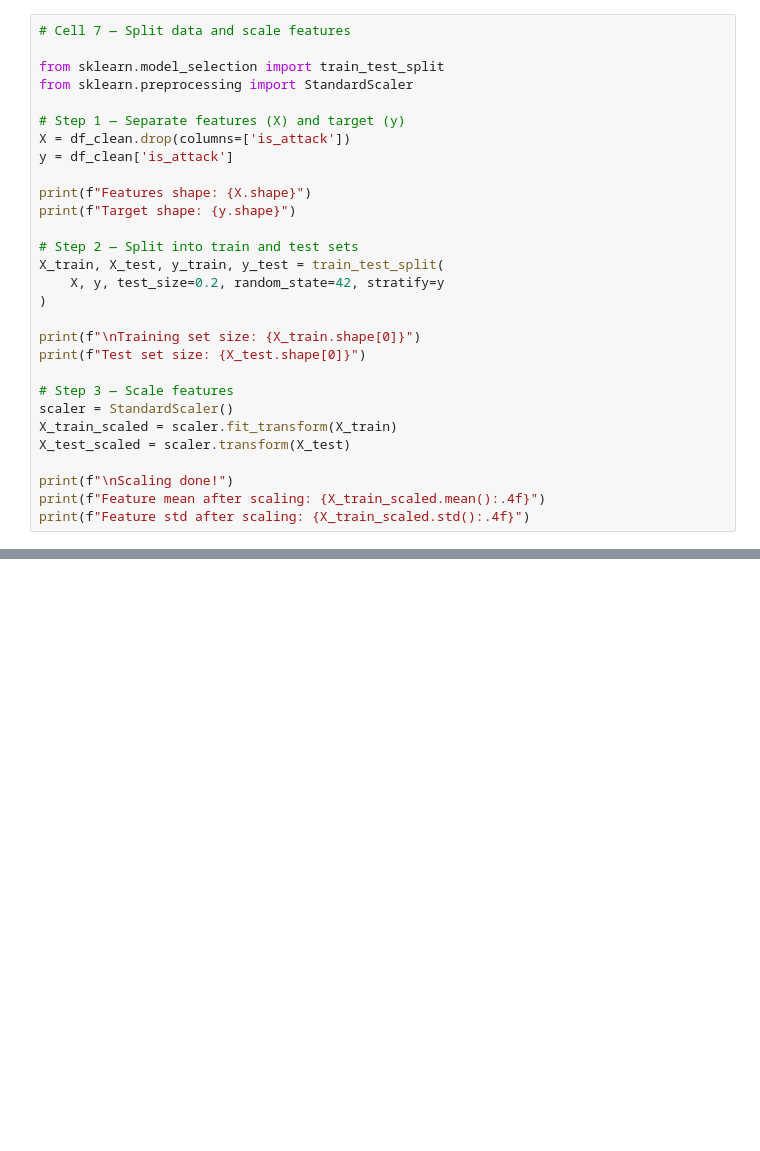
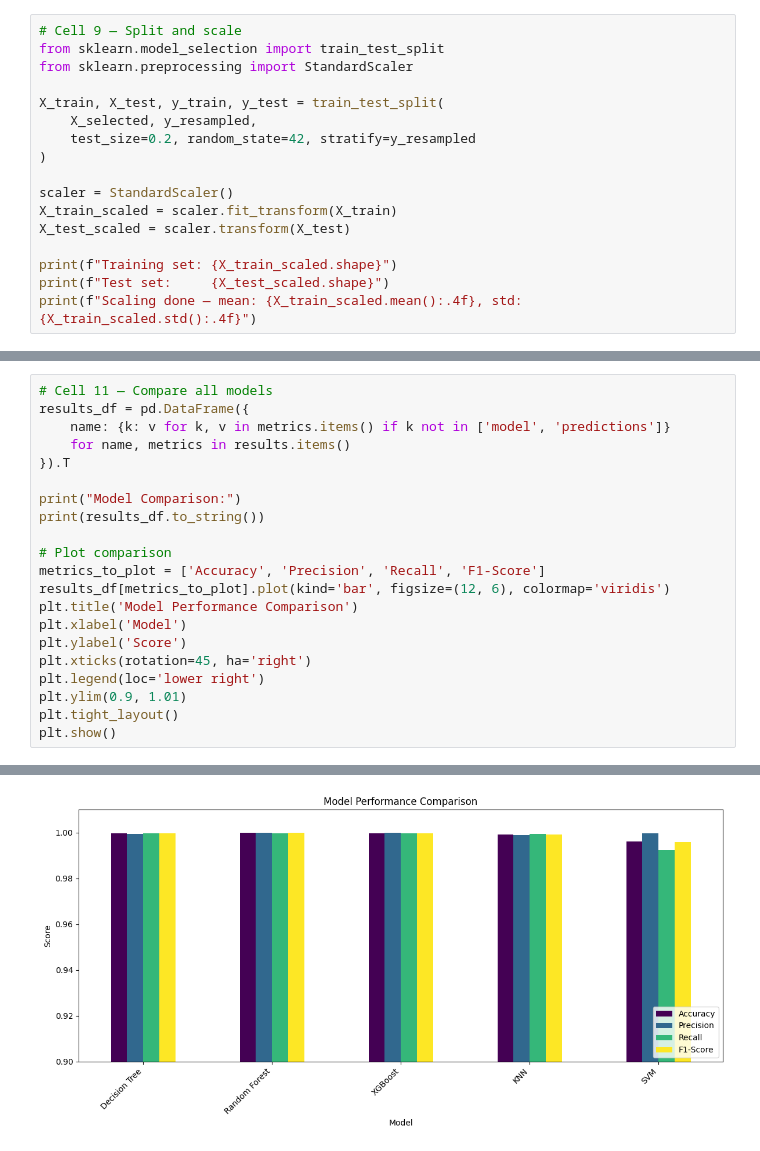
Before and after one commit to SANC18/ml-intrusion-detection, a Jupyter notebook: notebooks/01_data_exploration.ipynb, the cells around one changed output, grey strips where cells are left out. Cells and saved outputs as stored; diff of their text form; blank space fills up the shorter version.

Commit message:
feat: add data exploration and model analysis notebook with SHAP feature importance

```diff
--- a/notebooks/01_data_exploration.ipynb
+++ b/notebooks/01_data_exploration.ipynb
@@ -166,30 +213,18 @@ See https://pandas.pydata.org/docs/user_guide/migration-3-strings.html#string-mi
 # %%
-# Cell 7 — Split data and scale features
-
+# Cell 9 — Split and scale
 from sklearn.model_selection import train_test_split
 from sklearn.preprocessing import StandardScaler
 
-# Step 1 — Separate features (X) and target (y)
-X = df_clean.drop(columns=['is_attack'])
-y = df_clean['is_attack']
-
-print(f"Features shape: {X.shape}")
-print(f"Target shape: {y.shape}")
-
-# Step 2 — Split into train and test sets
 X_train, X_test, y_train, y_test = train_test_split(
-    X, y, test_size=0.2, random_state=42, stratify=y
+    X_selected, y_resampled,
+    test_size=0.2, random_state=42, stratify=y_resampled
 )
 
-print(f"\nTraining set size: {X_train.shape[0]}")
-print(f"Test set size: {X_test.shape[0]}")
-
-# Step 3 — Scale features
 scaler = StandardScaler()
 X_train_scaled = scaler.fit_transform(X_train)
 X_test_scaled = scaler.transform(X_test)
 
-print(f"\nScaling done!")
-print(f"Feature mean after scaling: {X_train_scaled.mean():.4f}")
-print(f"Feature std after scaling: {X_train_scaled.std():.4f}")
+print(f"Training set: {X_train_scaled.shape}")
+print(f"Test set:     {X_test_scaled.shape}")
+print(f"Scaling done — mean: {X_train_scaled.mean():.4f}, std: {X_train_scaled.std():.4f}")
 # %% [output]
@@ -321,0 +297,22 @@ dst_host_same_src_port_rate    0.005971
+# %%
+# Cell 11 — Compare all models
+results_df = pd.DataFrame({
+    name: {k: v for k, v in metrics.items() if k not in ['model', 'predictions']}
+    for name, metrics in results.items()
+}).T
+
+print("Model Comparison:")
+print(results_df.to_string())
+
+# Plot comparison
+metrics_to_plot = ['Accuracy', 'Precision', 'Recall', 'F1-Score']
+results_df[metrics_to_plot].plot(kind='bar', figsize=(12, 6), colormap='viridis')
+plt.title('Model Performance Comparison')
+plt.xlabel('Model')
+plt.ylabel('Score')
+plt.xticks(rotation=45, ha='right')
+plt.legend(loc='lower right')
+plt.ylim(0.9, 1.01)
+plt.tight_layout()
+plt.show()
+# %% [output]
@@ -321,0 +326 @@ dst_host_same_src_port_rate    0.005971
+[figure, added]
```
Also changed, not shown: parts of 21 cells of this notebook.
